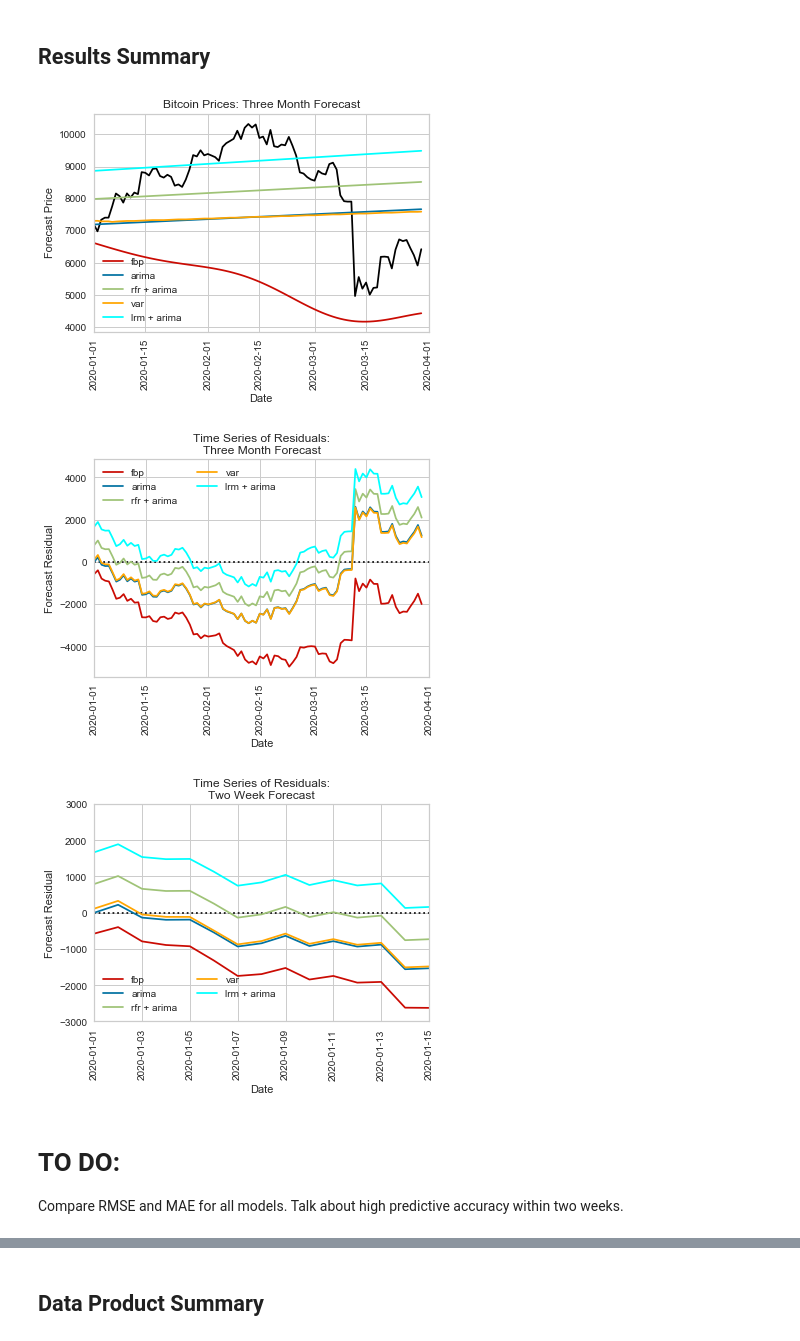
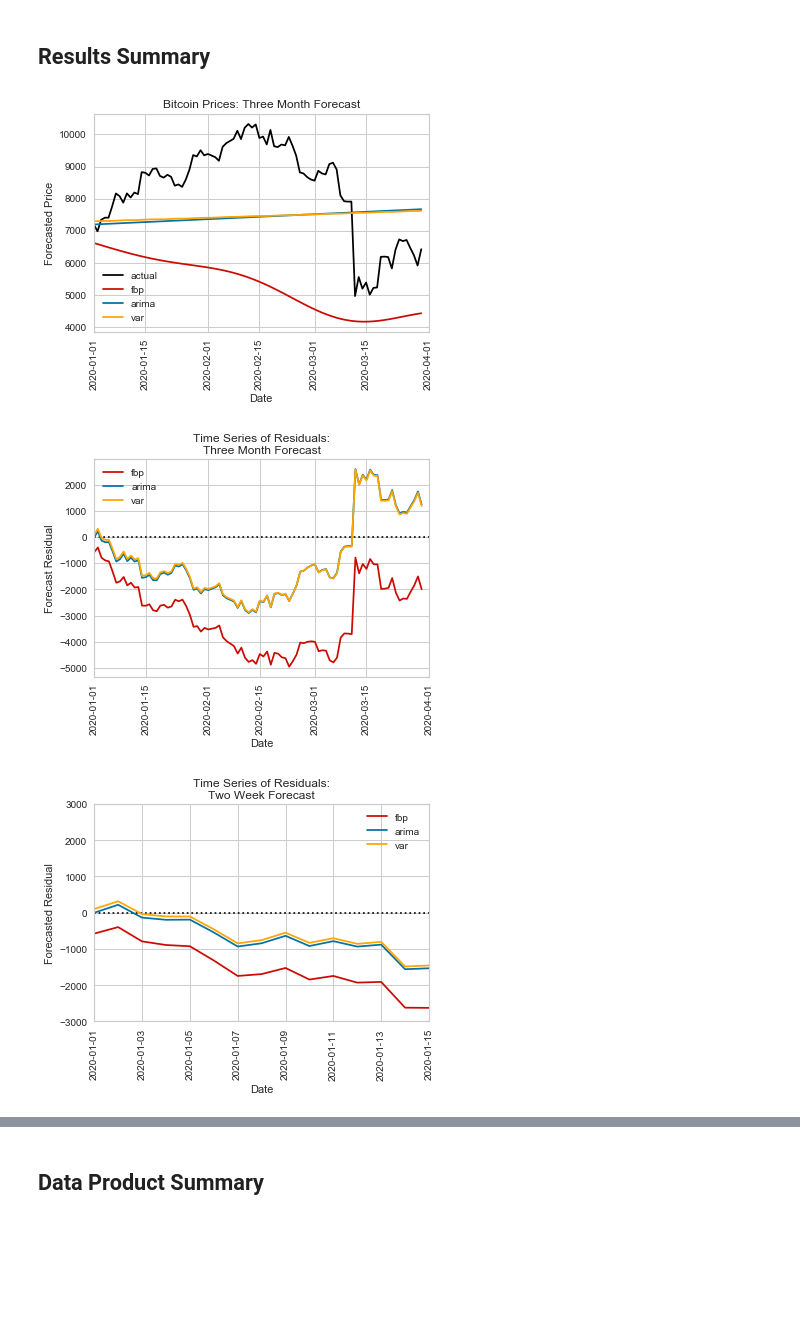
Before and after one commit to happyheppler/Thinkful-Module-38, a Jupyter notebook: module38_capstone.ipynb, the cells around one changed output, grey strips where cells are left out. Cells and saved outputs as stored; diff of their text form; code cells hidden in the pictures; blank space fills up the shorter version.

```diff
--- a/module38_capstone.ipynb
+++ b/module38_capstone.ipynb
@@ -634,5 +710,5 @@ Interest, trend, unemployment, usd, and vix seem to have the least affect on the
 # %%
 # Change index to values in date column
-final_var.drop(columns=['interest', 'trend', 'unemploy', 'usd_close', 'vix_close'], inplace=True)
+final_var.drop(columns=['sp_close', 'interest', 'usd_close', 'vix_close'], inplace=True)
 final_var.head()
 # %% [output]
@@ -837,25 +927,19 @@ Unfortunately, the p-values for the bitcoin-related coefficients are not signfic
 # %%
 # Load VAR test sets
 bit_var = pd.read_csv('yahoo_BTC-USD_d_test.csv')
-cpi_var = pd.read_csv('yahoo_CPI_d_test.csv')
 dow_var = pd.read_csv('yahoo_DJI_d_test.csv')
-sp_var = pd.read_csv('yahoo_SP500_d_test.csv')
 
 # Clean and merge data sets
-df_list = [bit_var, cpi_var, dow_var, sp_var]
-name_list = ['bit_var', 'cpi_var', 'dow_var', 'sp_var']
+df_list_1 = [bit_var, dow_var]
+name_list_1 = ['bit_var', 'dow_var']
 
-for i, df in enumerate(df_list):
+for i, df in enumerate(df_list_1):
     df['date'] = pd.to_datetime(df['Date'])
     df.drop(['Date', 'Open', 'High', 'Low', 'Adj Close', 'Volume'], axis=1, inplace=True)
-    df.rename(columns={'Close': 'actual_' + '{}'.format(name_list[i])}, inplace=True)
+    df.rename(columns={'Close': 'actual_' + '{}'.format(name_list_1[i])}, inplace=True)
 
 var_test = bit_var[['date', 'actual_bit_var']].copy()
-
-merge_list = [cpi_var, dow_var, sp_var]
-
-for df in merge_list:
-    var_test = var_test.merge(df, how='inner', on='date')
+var_test = var_test.merge(dow_var, how='inner', on='date')
 
 # Use forward fill to fill in missing values
 var_test.fillna(method='ffill', inplace=True)
@@ -1500,11 +1524,0 @@ Warnings:
-# %%
-# Forecast using ARIMA(2, 1, 1) model
-# Instantiate model
-model = ARIMA(lrm_final.lrm_bitcoin_close, order=(0, 1, 0))
-
-# Fit model
-model_fit = model.fit()
-
-# Use model to forecast and store in data frame
-actual['lrm_arima_forecast'] = model_fit.forecast(steps=90)[0]
-actual
@@ -1675,11 +1605,0 @@ Warnings:
-# %%
-# Forecast using ARIMA(0, 1, 0) model
-# Instantiate model
-model = ARIMA(rfr_final.rfr_bitcoin_close, order=(0, 1, 1))
-
-# Fit model
-model_fit = model.fit()
-
-# Use model to forecast and store in data frame
-actual['rfr_arima_forecast'] = model_fit.forecast(steps=90)[0]
-actual
@@ -1753,60 +1609,51 @@ Mean absolute error: 1233.63
 ## Results Summary
 # %%
 # Plot predicted values vs. actual values
-plt.plot(actual['date'], actual['actual_close'], c='black')
+plt.plot(actual['date'], actual['actual_close'], c='black', label='actual')
 plt.plot(actual['date'], actual['fbp_forecast'], c='r', label='fbp')
 plt.plot(actual['date'], actual['arima_forecast'], c='b', label='arima')
-plt.plot(actual['date'], actual['rfr_arima_forecast'], c='g', label='rfr + arima')
 plt.plot(actual['date'], actual['var_forecast'], c='orange', label='var')
-plt.plot(actual['date'], actual['lrm_arima_forecast'], c='cyan', label='lrm + arima')
 
 plt.xlim([datetime.date(2020, 1, 1)], [datetime.date(2020, 4, 1)])
 plt.xticks(rotation=90)
 plt.xlabel('Date')
-plt.ylabel('Forecast Price')
+plt.ylabel('Forecasted Price')
 plt.title('Bitcoin Prices: Three Month Forecast')
 plt.legend(loc='lower left')
 
 plt.show()
 # %% [output]
-[figure, old version]
+[figure, new version]
 # %%
 plt.plot(actual['date'], actual['fbp_forecast'] - actual['actual_close'], c='r', label='fbp')
 plt.plot(actual['date'], actual['arima_forecast'] - actual['actual_close'], c='b', label='arima')
-plt.plot(actual['date'], actual['rfr_arima_forecast'] - actual['actual_close'], c='g', label='rfr + arima')
 plt.plot(actual['date'], actual['var_forecast'] - actual['actual_close'], c='orange', label='var')
-plt.plot(actual['date'], actual['lrm_arima_forecast'] - actual['actual_close'], c='cyan', label='lrm + arima')
 
 plt.hlines(0, xmin=[datetime.date(2020, 1, 1)], xmax=[datetime.date(2020, 4, 1)], colors='k', linestyles='dotted')
 plt.xlim([datetime.date(2020, 1, 1)], [datetime.date(2020, 4, 1)])
 plt.xticks(rotation=90)
 plt.xlabel('Date')
 plt.ylabel('Forecast Residual')
 plt.title('Time Series of Residuals:\nThree Month Forecast')
-plt.legend(loc='upper left', ncol=2)
+plt.legend(loc='upper left')
 
 plt.show()
 # %% [output]
-[figure, old version]
+[figure, new version]
 # %%
 plt.plot(actual['date'], actual['fbp_forecast'] - actual['actual_close'], c='r', label='fbp')
 plt.plot(actual['date'], actual['arima_forecast'] - actual['actual_close'], c='b', label='arima')
-plt.plot(actual['date'], actual['rfr_arima_forecast'] - actual['actual_close'], c='g', label='rfr + arima')
 plt.plot(actual['date'], actual['var_forecast'] - actual['actual_close'], c='orange', label='var')
-plt.plot(actual['date'], actual['lrm_arima_forecast'] - actual['actual_close'], c='cyan', label='lrm + arima')
 
 plt.hlines(0, xmin=[datetime.date(2020, 1, 1)], xmax=[datetime.date(2020, 1, 15)], colors='k', linestyles='dotted')
 plt.xlim([datetime.date(2020, 1, 1)], [datetime.date(2020, 1, 15)])
 plt.ylim(-3000, 3000)
 plt.xticks(rotation=90)
 plt.xlabel('Date')
-plt.ylabel('Forecast Residual')
+plt.ylabel('Forecasted Residual')
 plt.title('Time Series of Residuals:\nTwo Week Forecast')
-plt.legend(loc='lower left', ncol=2)
+plt.legend(loc='upper right')
 
 plt.show()
 # %% [output]
-[figure, old version]
+[figure, new version]
-# %% [markdown]
-# TO DO:
-Compare RMSE and MAE for all models. Talk about high predictive accuracy within two weeks.
```
Also changed, not shown: parts of 145 cells of this notebook.
